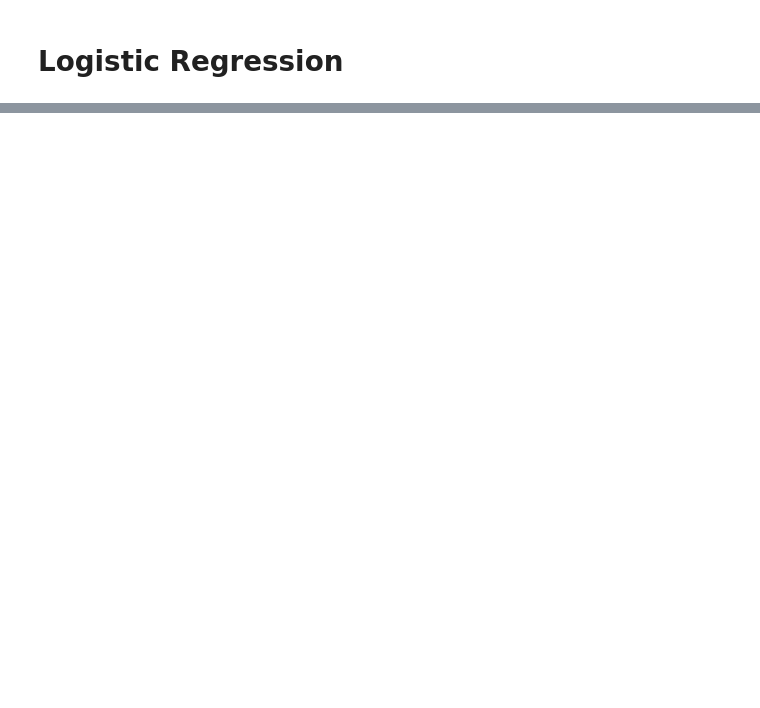
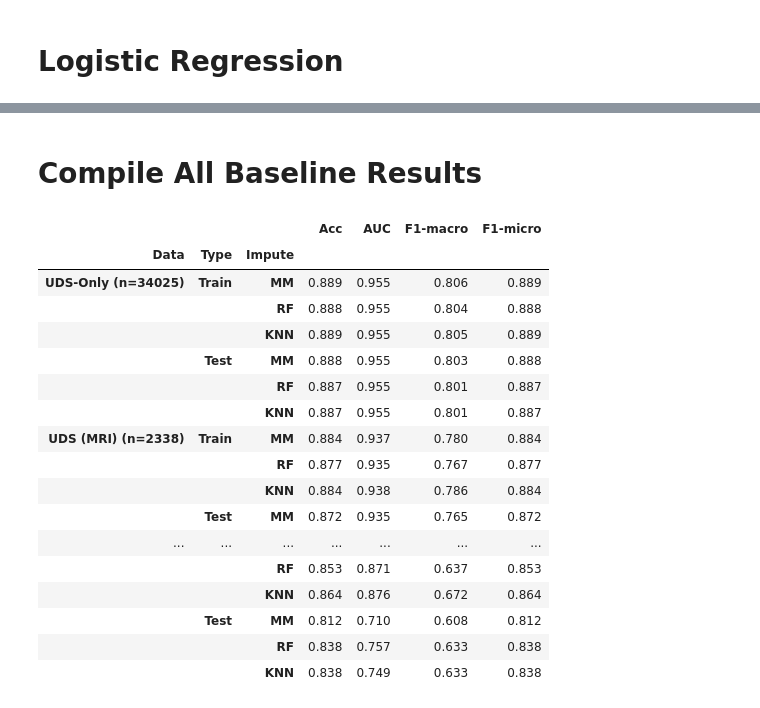
Before and after one commit to JeremyJosephLin/STA275_final_project, a Jupyter notebook: model/Baseline.ipynb, the cells around one changed output, grey strips where cells are left out. Saved outputs shown, nothing was run; the diff lists cells and outputs as text; code cells hidden in the pictures; blank space fills up the shorter version.

```diff
--- a/model/Baseline.ipynb
+++ b/model/Baseline.ipynb
@@ -321,8 +140,0 @@ Testing Score:
-# %%
-print(uds_mri_cfs_merged.shape,'\n')
-
-clf = LogisticRegression(random_state=48, max_iter=1000, solver='saga', penalty='elasticnet', C=0.4, l1_ratio=0.3)
-X_train, X_test, y_train, y_test = train_test_split(uds_mri_cfs_merged.drop(['NACCID', 'NACCALZP', 'NACCUDSD', 'datetime'], axis=1),
-                                                    uds_mri_cfs_merged['NACCUDSD'], test_size = 0.3, random_state=48)
-clf = clf.fit(X_train, y_train)
-print_summary(clf, X_train, y_train, X_test, y_test)
@@ -342,0 +221,3 @@ Testing Score:
+# %%
+ad3_mm = baseline_model("Mean-Mode", "NACCAD3")
+display(ad3_mm)
@@ -342,0 +286,3 @@ Testing Score:
+# %%
+ad3_rf = baseline_model("RF", "NACCAD3")
+display(ad3_rf)
@@ -342,0 +351,3 @@ Testing Score:
+# %%
+ad3_KNN = baseline_model("KNN", "NACCAD3")
+display(ad3_KNN)
@@ -342,0 +414,30 @@ Testing Score:
+# %% [markdown]
+# Compile All Baseline Results
+# %%
+ad3_mm['Impute'] = "MM"
+ad3_rf['Impute'] = "RF"
+ad3_KNN['Impute'] = "KNN"
+
+ad3_results = pd.concat([ad3_mm, ad3_rf, ad3_KNN]).reset_index()
+ad3_results = ad3_results.iloc[np.array([[0+i, 12+i, 24+i] for i in range(12)]).flatten(), ]\
+                         .set_index(['Data', 'Type', 'Impute'])
+display(ad3_results)
+# %% [output]
+|  |  |  | Acc | AUC | F1-macro | F1-micro |
+| Data | Type | Impute |  |  |  |  |
+| UDS-Only (n=34025) | Train | MM | 0.889 | 0.955 | 0.806 | 0.889 |
+|  |  | RF | 0.888 | 0.955 | 0.804 | 0.888 |
+|  |  | KNN | 0.889 | 0.955 | 0.805 | 0.889 |
+|  | Test | MM | 0.888 | 0.955 | 0.803 | 0.888 |
+|  |  | RF | 0.887 | 0.955 | 0.801 | 0.887 |
+|  |  | KNN | 0.887 | 0.955 | 0.801 | 0.887 |
+| UDS (MRI) (n=2338) | Train | MM | 0.884 | 0.937 | 0.780 | 0.884 |
+|  |  | RF | 0.877 | 0.935 | 0.767 | 0.877 |
+|  |  | KNN | 0.884 | 0.938 | 0.786 | 0.884 |
+|  | Test | MM | 0.872 | 0.935 | 0.765 | 0.872 |
+| ... | ... | ... | ... | ... | ... | ... |
+|  |  | RF | 0.853 | 0.871 | 0.637 | 0.853 |
+|  |  | KNN | 0.864 | 0.876 | 0.672 | 0.864 |
+|  | Test | MM | 0.812 | 0.710 | 0.608 | 0.812 |
+|  |  | RF | 0.838 | 0.757 | 0.633 | 0.838 |
+|  |  | KNN | 0.838 | 0.749 | 0.633 | 0.838 |
```
Also changed, not shown: parts of 37 cells of this notebook.
